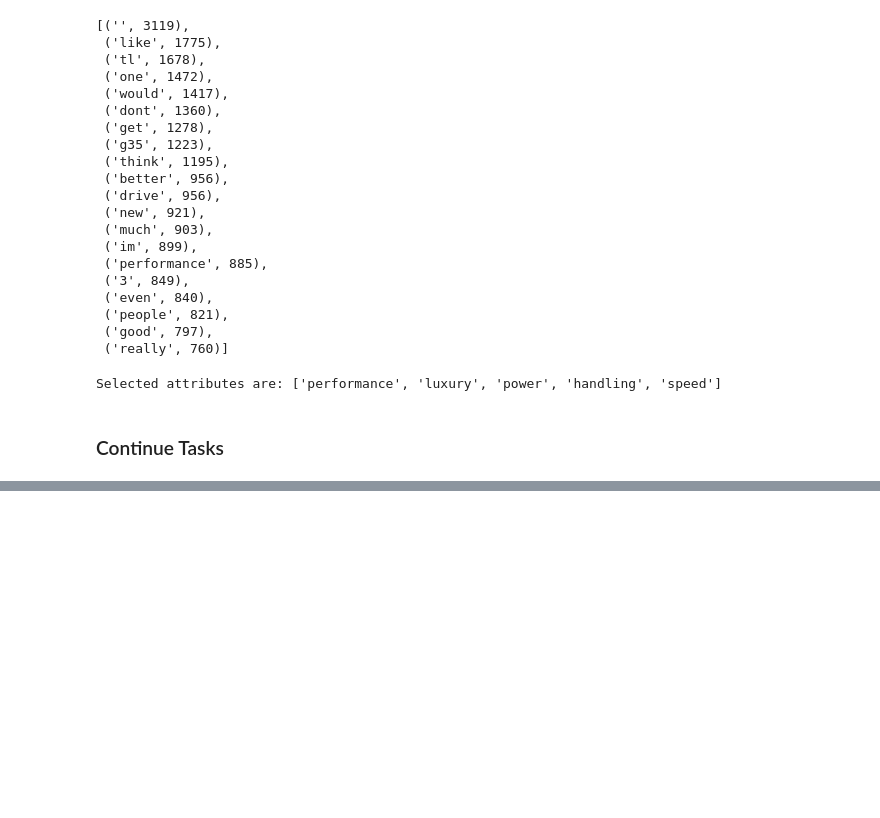
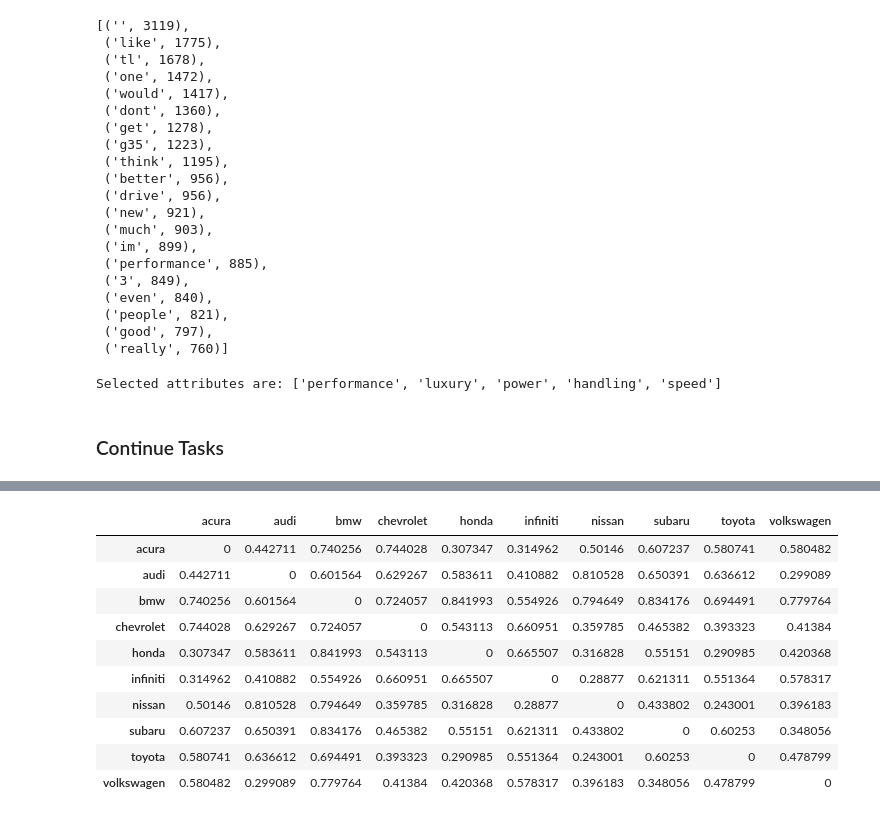
Before and after one commit to abhi-vik/ugc-analytics, a Jupyter notebook: assignments/first/Lift.ipynb, the cells around one changed output, grey strips where cells are left out. Saved outputs shown, nothing was run; the diff lists cells and outputs as text; code cells hidden in the pictures; blank space fills up the shorter version.

```diff
--- a/assignments/first/Lift.ipynb
+++ b/assignments/first/Lift.ipynb
@@ -184,0 +249,14 @@ Selected attributes are: ['performance', 'luxury', 'power', 'handling', 'speed']
+# %%
+dissimilarity_matrix
+# %% [output]
+|  | acura | audi | bmw | chevrolet | honda | infiniti | nissan | subaru | toyota | volkswagen |
+| acura | 0 | 0.442711 | 0.740256 | 0.744028 | 0.307347 | 0.314962 | 0.50146 | 0.607237 | 0.580741 | 0.580482 |
+| audi | 0.442711 | 0 | 0.601564 | 0.629267 | 0.583611 | 0.410882 | 0.810528 | 0.650391 | 0.636612 | 0.299089 |
+| bmw | 0.740256 | 0.601564 | 0 | 0.724057 | 0.841993 | 0.554926 | 0.794649 | 0.834176 | 0.694491 | 0.779764 |
+| chevrolet | 0.744028 | 0.629267 | 0.724057 | 0 | 0.543113 | 0.660951 | 0.359785 | 0.465382 | 0.393323 | 0.41384 |
+| honda | 0.307347 | 0.583611 | 0.841993 | 0.543113 | 0 | 0.665507 | 0.316828 | 0.55151 | 0.290985 | 0.420368 |
+| infiniti | 0.314962 | 0.410882 | 0.554926 | 0.660951 | 0.665507 | 0 | 0.28877 | 0.621311 | 0.551364 | 0.578317 |
+| nissan | 0.50146 | 0.810528 | 0.794649 | 0.359785 | 0.316828 | 0.28877 | 0 | 0.433802 | 0.243001 | 0.396183 |
+| subaru | 0.607237 | 0.650391 | 0.834176 | 0.465382 | 0.55151 | 0.621311 | 0.433802 | 0 | 0.60253 | 0.348056 |
+| toyota | 0.580741 | 0.636612 | 0.694491 | 0.393323 | 0.290985 | 0.551364 | 0.243001 | 0.60253 | 0 | 0.478799 |
+| volkswagen | 0.580482 | 0.299089 | 0.779764 | 0.41384 | 0.420368 | 0.578317 | 0.396183 | 0.348056 | 0.478799 | 0 |
```
Also changed, not shown: parts of 11 cells of this notebook.
